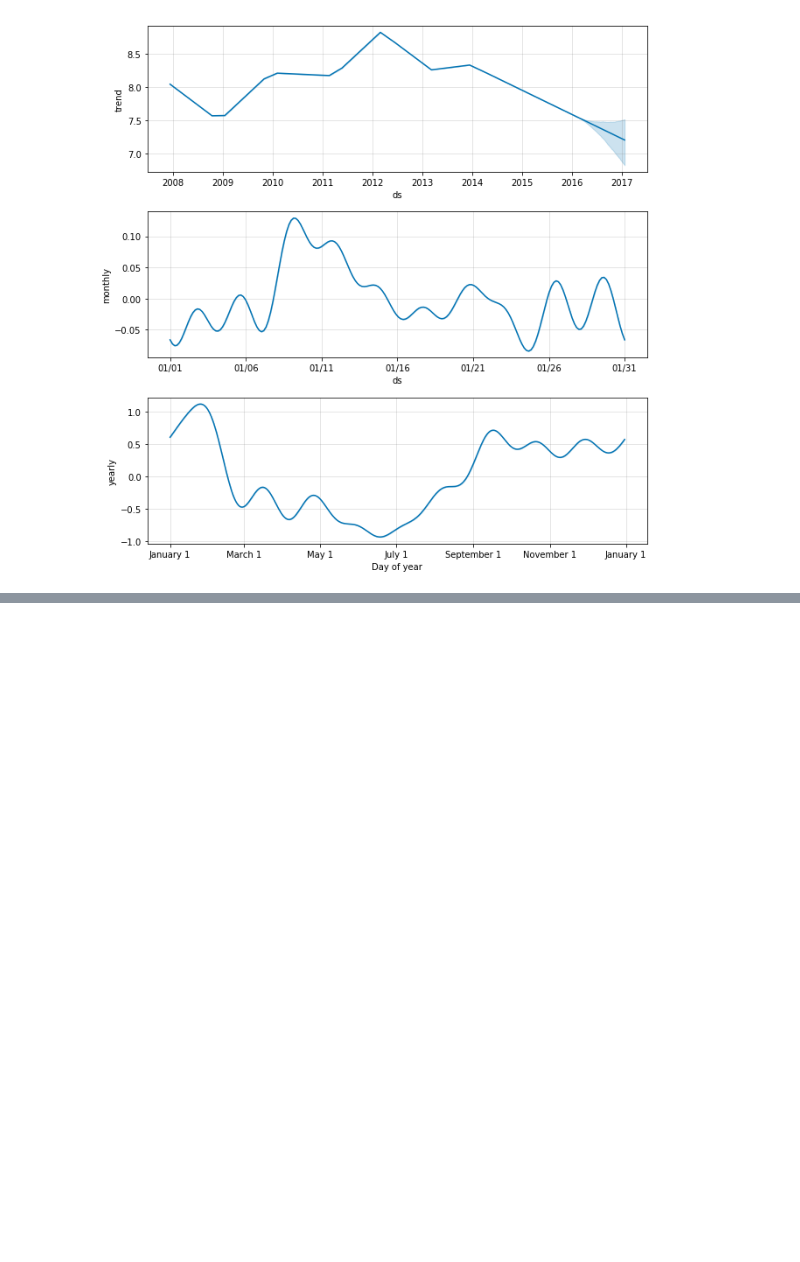
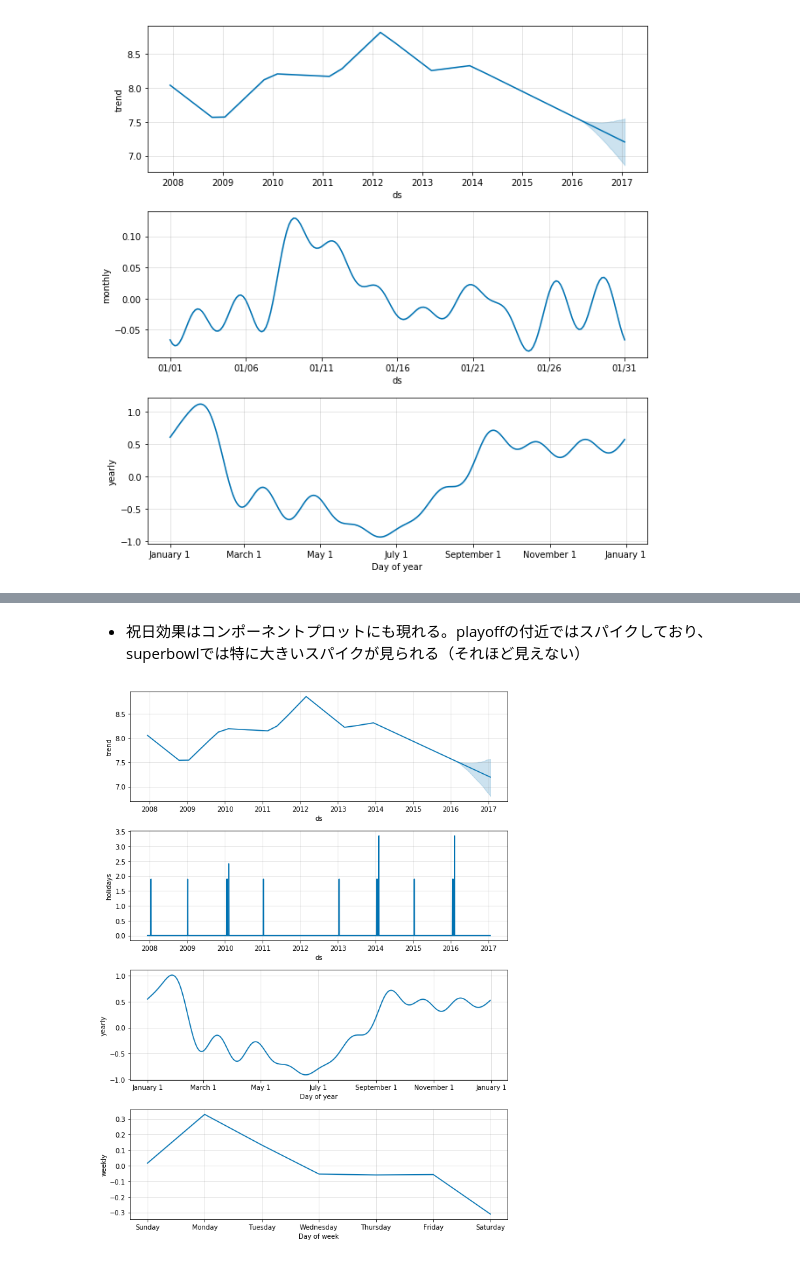
Before and after one commit to takitsuba/play_prophet, a Jupyter notebook: 04_seasonality_and_holiday_effects.ipynb, the cells around one changed output, grey strips where cells are left out. Cells and saved outputs as stored; diff of their text form; code cells hidden in the pictures; blank space fills up the shorter version.

```diff
--- a/04_seasonality_and_holiday_effects.ipynb
+++ b/04_seasonality_and_holiday_effects.ipynb
@@ -56,0 +65,18 @@ m.plot_components(forecast);
+# %%
+playoffs = pd.DataFrame({
+  'holiday': 'playoff',
+  'ds': pd.to_datetime(['2008-01-13', '2009-01-03', '2010-01-16',
+                        '2010-01-24', '2010-02-07', '2011-01-08',
+                        '2013-01-12', '2014-01-12', '2014-01-19',
+                        '2014-02-02', '2015-01-11', '2016-01-17',
+                        '2016-01-24', '2016-02-07']),
+  'lower_window': 0,
+  'upper_window': 1,
+})
+superbowls = pd.DataFrame({
+  'holiday': 'superbowl',
+  'ds': pd.to_datetime(['2010-02-07', '2014-02-02', '2016-02-07']),
+  'lower_window': 0,
+  'upper_window': 1,
+})
+holidays = pd.concat((playoffs, superbowls))
@@ -56,0 +132,3 @@ m.plot_components(forecast);
+# %%
+m = Prophet(holidays=holidays)
+forecast = m.fit(df).predict(future)
@@ -56,0 +150,6 @@ m.plot_components(forecast);
+# %% [markdown]
+* 祝日効果はコンポーネントプロットにも現れる。playoffの付近ではスパイクしており、superbowlでは特に大きいスパイクが見られる（それほど見えない）
+# %%
+m.plot_components(forecast);
+# %% [output]
+[figure, added]
```
Also changed, not shown: parts of 11 cells of this notebook, 1 other file.
